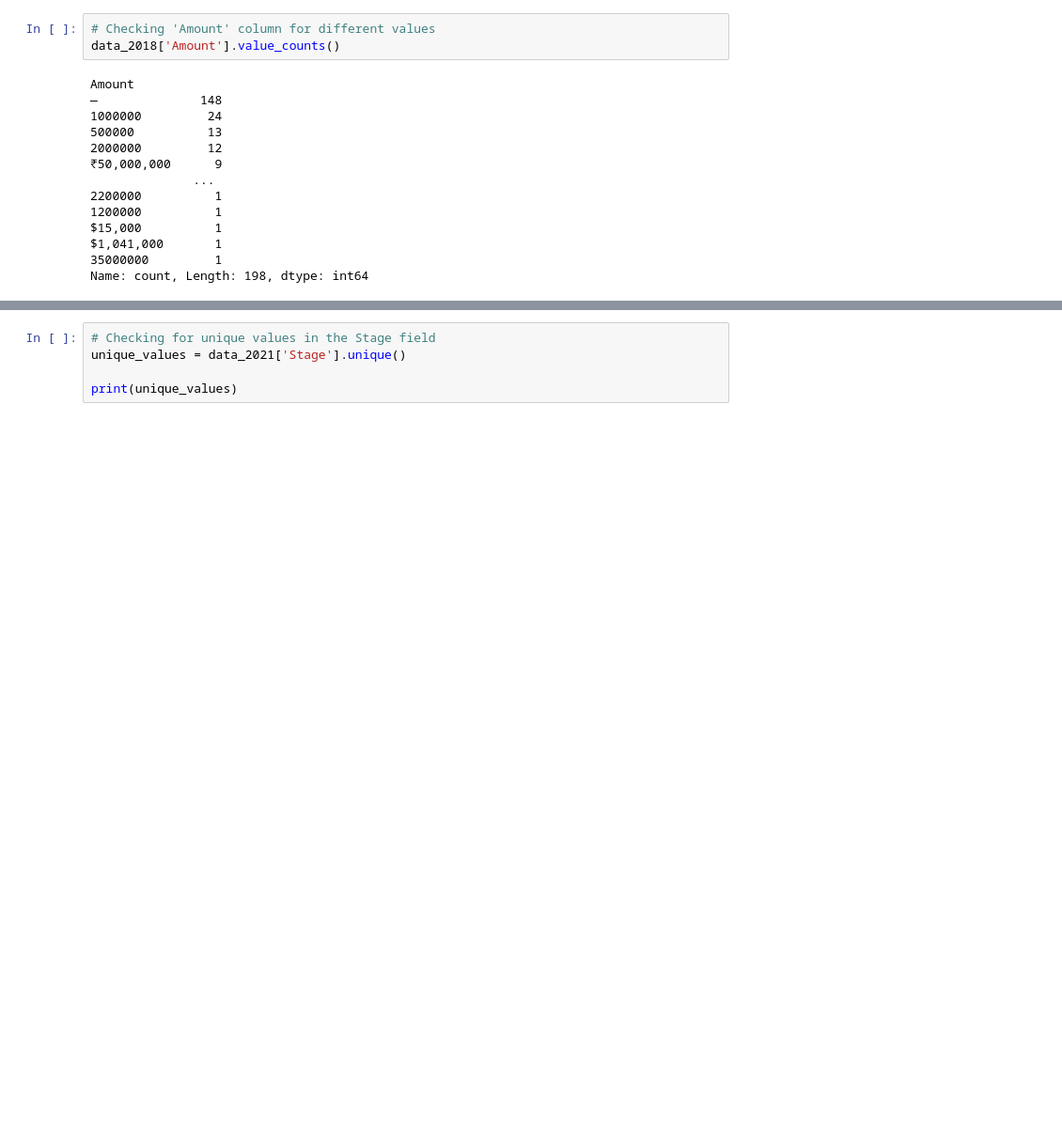
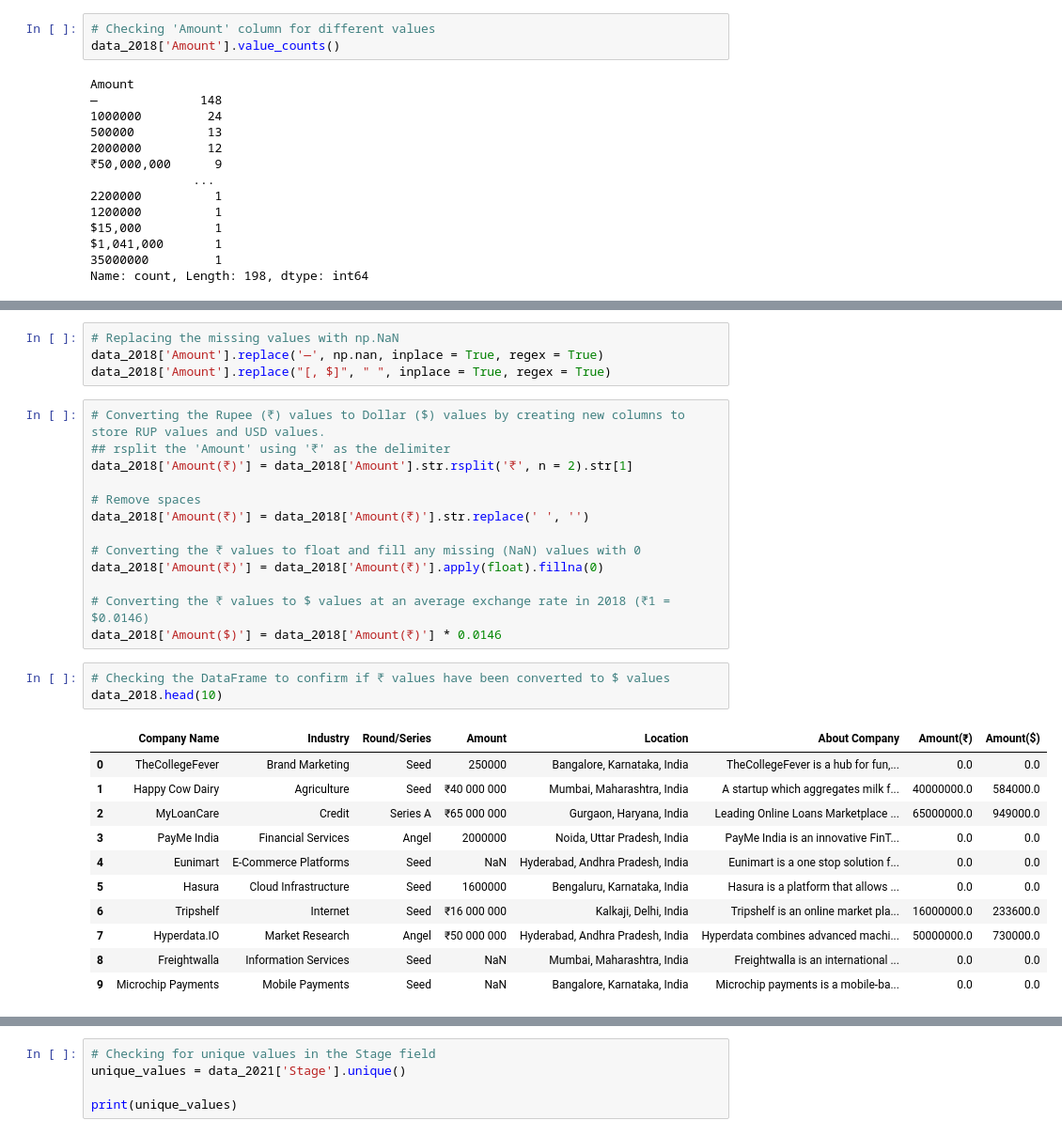
Before and after one commit to BamBamOguns/CA_First_Project_LP1, a Jupyter notebook: Notebooks/main.ipynb, the cells around one changed output, grey strips where cells are left out. Shown at 94% size. Saved outputs shown, nothing was run; the diff lists cells and outputs as text; blank space fills up the shorter version.

```diff
--- a/Notebooks/main.ipynb
+++ b/Notebooks/main.ipynb
@@ -488,0 +518,32 @@ Name: count, Length: 198, dtype: int64
+# %%
+# Replacing the missing values with np.NaN
+data_2018['Amount'].replace('—', np.nan, inplace = True, regex = True)
+data_2018['Amount'].replace("[, $]", " ", inplace = True, regex = True)
+# %%
+# Converting the Rupee (₹) values to Dollar ($) values by creating new columns to store RUP values and USD values.
+## rsplit the 'Amount' using '₹' as the delimiter
+data_2018['Amount(₹)'] = data_2018['Amount'].str.rsplit('₹', n = 2).str[1]
+
+# Remove spaces
+data_2018['Amount(₹)'] = data_2018['Amount(₹)'].str.replace(' ', '')
+
+# Converting the ₹ values to float and fill any missing (NaN) values with 0
+data_2018['Amount(₹)'] = data_2018['Amount(₹)'].apply(float).fillna(0)
+
+# Converting the ₹ values to $ values at an average exchange rate in 2018 (₹1 = $0.0146)
+data_2018['Amount($)'] = data_2018['Amount(₹)'] * 0.0146
+# %%
+# Checking the DataFrame to confirm if ₹ values have been converted to $ values
+data_2018.head(10)
+# %% [output]
+|  | Company Name | Industry | Round/Series | Amount | Location | About Company | Amount(₹) | Amount($) |
+| 0 | TheCollegeFever | Brand Marketing | Seed | 250000 | Bangalore, Karnataka, India | TheCollegeFever is a hub for fun,... | 0.0 | 0.0 |
+| 1 | Happy Cow Dairy | Agriculture | Seed | ₹40 000 000 | Mumbai, Maharashtra, India | A startup which aggregates milk f... | 40000000.0 | 584000.0 |
+| 2 | MyLoanCare | Credit | Series A | ₹65 000 000 | Gurgaon, Haryana, India | Leading Online Loans Marketplace ... | 65000000.0 | 949000.0 |
+| 3 | PayMe India | Financial Services | Angel | 2000000 | Noida, Uttar Pradesh, India | PayMe India is an innovative FinT... | 0.0 | 0.0 |
+| 4 | Eunimart | E-Commerce Platforms | Seed | NaN | Hyderabad, Andhra Pradesh, India | Eunimart is a one stop solution f... | 0.0 | 0.0 |
+| 5 | Hasura | Cloud Infrastructure | Seed | 1600000 | Bengaluru, Karnataka, India | Hasura is a platform that allows ... | 0.0 | 0.0 |
+| 6 | Tripshelf | Internet | Seed | ₹16 000 000 | Kalkaji, Delhi, India | Tripshelf is an online market pla... | 16000000.0 | 233600.0 |
+| 7 | Hyperdata.IO | Market Research | Angel | ₹50 000 000 | Hyderabad, Andhra Pradesh, India | Hyperdata combines advanced machi... | 50000000.0 | 730000.0 |
+| 8 | Freightwalla | Information Services | Seed | NaN | Mumbai, Maharashtra, India | Freightwalla is an international ... | 0.0 | 0.0 |
+| 9 | Microchip Payments | Mobile Payments | Seed | NaN | Bangalore, Karnataka, India | Microchip payments is a mobile-ba... | 0.0 | 0.0 |
```
Also changed, not shown: parts of 7 cells of this notebook.
